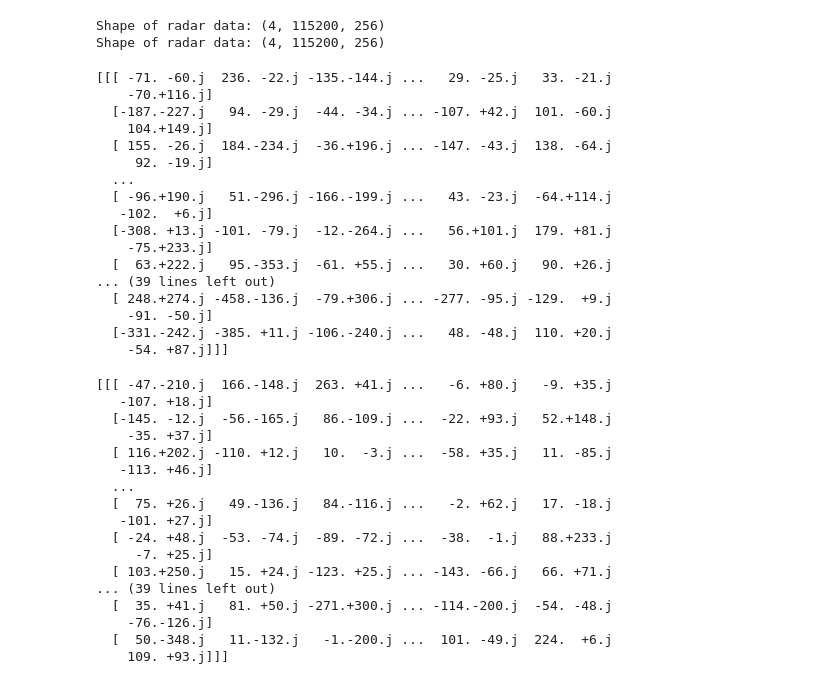
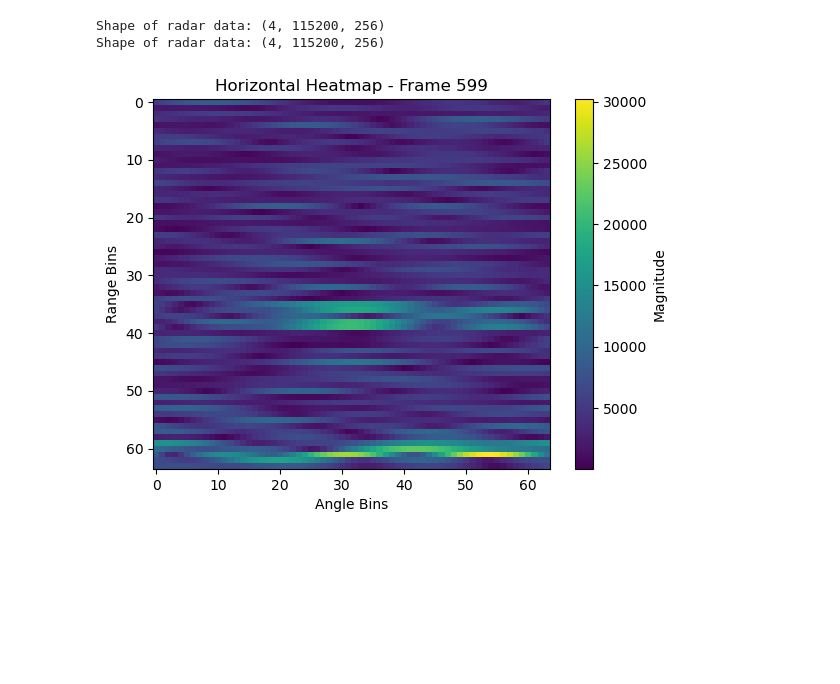
Before and after one commit to tyoamazinglib/HuPR-A-Benchmark-for-Human-Pose-Estimation-Using-Millimeter-Wave-Radar, a Jupyter notebook: visualization/dataset_viz.ipynb, the cells around one changed output. Saved outputs shown, nothing was run; the diff lists cells and outputs as text; code cells hidden in the pictures; blank space fills up the shorter version.

Commit message:
add visualization

```diff
--- a/visualization/dataset_viz.ipynb
+++ b/visualization/dataset_viz.ipynb
@@ -15,5 +15,5 @@ from plot_utils import PlotMaps, PlotHeatmaps
 # %%
-data_dir = f'../data/HuPR/single_{random.randint(1, 10)}'
+data_dir = f'/home/tyo/Documents/seq_1-10/single_{random.randint(1, 10)}'
 
 hori_bin = data_dir + '/hori/adc_data.bin'
 vert_bin = data_dir + '/vert/adc_data.bin'
@@ -167,6 +167,14 @@ def generateHeatmap(frame):
 # def saveRadarData(matrix, dirName, idxFrame):
 #         dirSave = dirName + ('/%09d' % idxFrame) + '.npy'
 #         np.save(dirSave, matrix)
+# %%
+def plot_heatmap(data, title):
+    plt.imshow(data, cmap='viridis', aspect='auto')
+    plt.colorbar(label='Magnitude')
+    plt.title(title)
+    plt.xlabel('Angle Bins')
+    plt.ylabel('Range Bins')
+    plt.show()
 # %%
 horiData = process_data(hori_bin, numLanes, numRX, numADCSamples, adcRatio)
 vertData = process_data(vert_bin, numLanes, numRX, numADCSamples, adcRatio)
@@ -184,43 +192,9 @@ for idxFrame in range (0, numFrame):
 # %% [output]
 Shape of radar data: (4, 115200, 256)
 Shape of radar data: (4, 115200, 256)
-# %%
-print(horiData)
-# %% [output]
-[[[ -71. -60.j  236. -22.j -135.-144.j ...   29. -25.j   33. -21.j
-    -70.+116.j]
-  [-187.-227.j   94. -29.j  -44. -34.j ... -107. +42.j  101. -60.j
-    104.+149.j]
-  [ 155. -26.j  184.-234.j  -36.+196.j ... -147. -43.j  138. -64.j
-     92. -19.j]
-  ...
-  [ -96.+190.j   51.-296.j -166.-199.j ...   43. -23.j  -64.+114.j
-   -102.  +6.j]
-  [-308. +13.j -101. -79.j  -12.-264.j ...   56.+101.j  179. +81.j
-    -75.+233.j]
-  [  63.+222.j   95.-353.j  -61. +55.j ...   30. +60.j   90. +26.j
-... (39 lines left out)
-  [ 248.+274.j -458.-136.j  -79.+306.j ... -277. -95.j -129.  +9.j
-    -91. -50.j]
-  [-331.-242.j -385. +11.j -106.-240.j ...   48. -48.j  110. +20.j
-    -54. +87.j]]]
-# %%
-print(vertData)
-# %% [output]
-[[[ -47.-210.j  166.-148.j  263. +41.j ...   -6. +80.j   -9. +35.j
-   -107. +18.j]
-  [-145. -12.j  -56.-165.j   86.-109.j ...  -22. +93.j   52.+148.j
-    -35. +37.j]
-  [ 116.+202.j -110. +12.j   10.  -3.j ...  -58. +35.j   11. -85.j
-   -113. +46.j]
-  ...
-  [  75. +26.j   49.-136.j   84.-116.j ...   -2. +62.j   17. -18.j
-   -101. +27.j]
-  [ -24. +48.j  -53. -74.j  -89. -72.j ...  -38.  -1.j   88.+233.j
-     -7. +25.j]
-  [ 103.+250.j   15. +24.j -123. +25.j ... -143. -66.j   66. +71.j
-... (39 lines left out)
-  [  35. +41.j   81. +50.j -271.+300.j ... -114.-200.j  -54. -48.j
-    -76.-126.j]
-  [  50.-348.j   11.-132.j   -1.-200.j ...  101. -49.j  224.  +6.j
-    109. +93.j]]]
+# %%
+# print(horiData)
+title_hori = f'Horizontal Heatmap - Frame {idxFrame}'
+plot_heatmap(np.abs(outputHori[0, :, :, 0]), title_hori)
+# %% [output]
+[figure, added]
```
Also changed, not shown: parts of 3 cells of this notebook.
